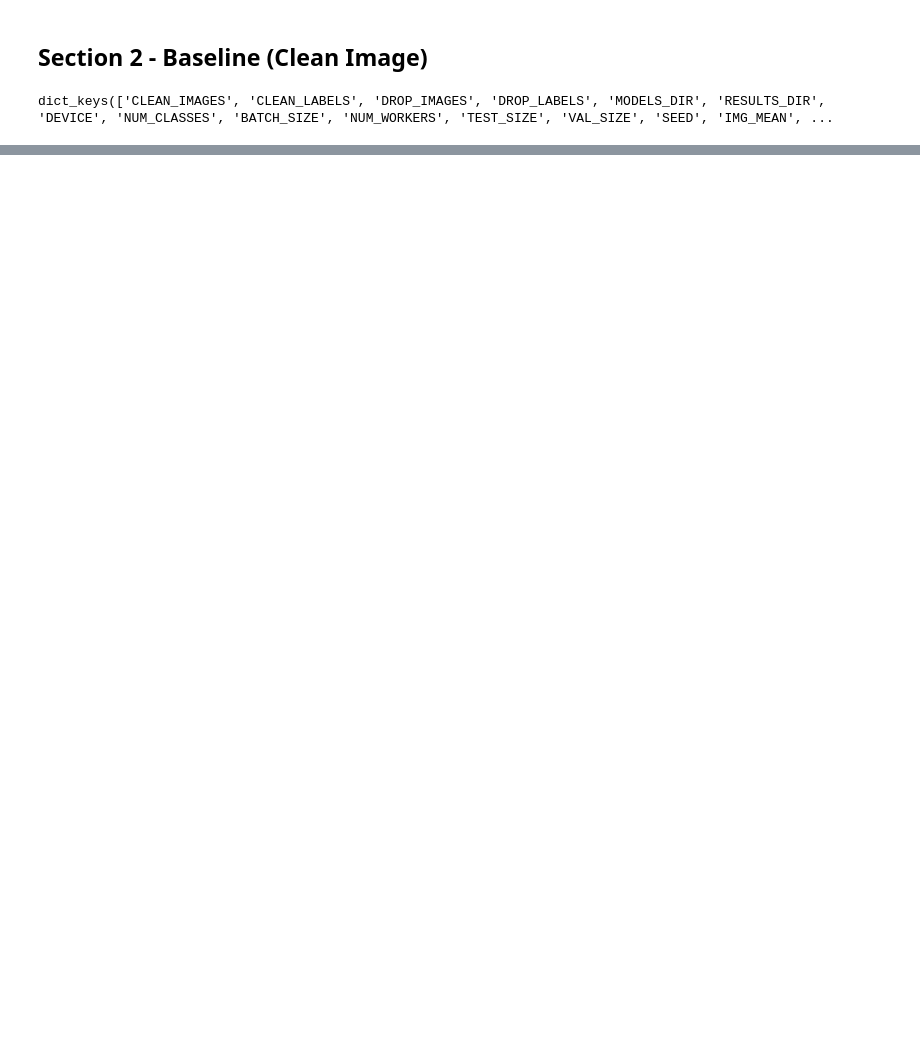
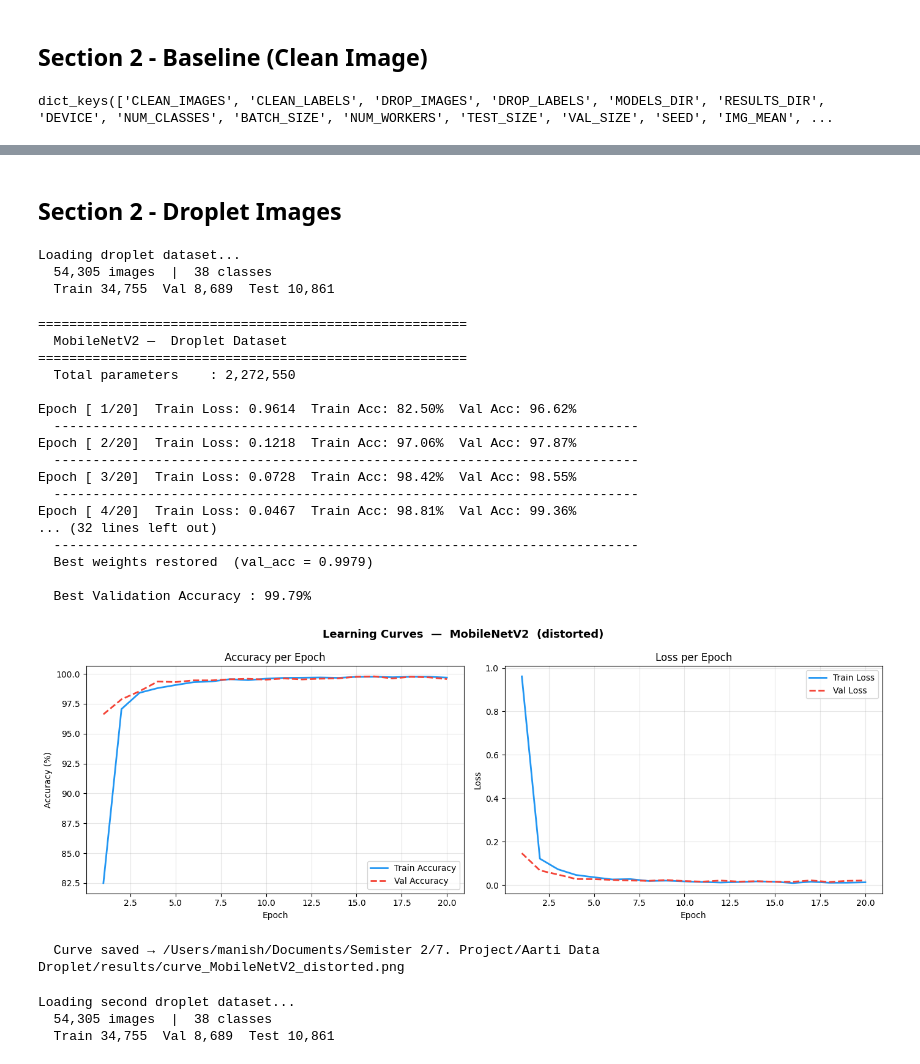
Before and after one commit to Aarti0105/Crop-disease-detection, a Jupyter notebook: notebooks/training.ipynb, the cells around one changed output, grey strips where cells are left out. Cells and saved outputs as stored; diff of their text form; code cells hidden in the pictures; blank space fills up the shorter version.

```diff
--- a/notebooks/training.ipynb
+++ b/notebooks/training.ipynb
@@ -147,0 +100,61 @@ Epoch [ 1/20]  Train Loss: 0.4743  Train Acc: 91.12%  Val Acc: 98.19%  lr=1.00e-
+# %% [markdown]
+## Section 2 - Droplet Images
+# %%
+print("Loading droplet dataset...")
+loaders_distorted, test_labels_distorted, class_names, encoder = prepare_data(
+    CFG["DROP_IMAGES"], CFG["DROP_LABELS"], CFG,
+)
+# %% [output]
+Loading droplet dataset...
+  54,305 images  |  38 classes
+  Train 34,755  Val 8,689  Test 10,861
+# %%
+for model_name in CFG["MODELS"]:
+
+    print(f"\n{'='*55}")
+    print(f"  {model_name} —  Droplet Dataset")
+    print(f"{'='*55}")
+
+    # Step 1: Build model (load ImageNet weights, freeze base, add our head)
+    bundle = build_model(model_name, CFG)
+
+    # Step 2: Train (Phase 1: head only → Phase 2: fine-tune base layers)
+    trained_model, history = train_model(bundle, loaders_distorted, "distorted", CFG)
+
+    # Step 4: Plot accuracy and loss curves
+    plot_history(model_name, "distorted", CFG)
+
+    # Free memory before training the next model
+    del trained_model, bundle
+    torch.mps.empty_cache() if CFG["DEVICE"] == "mps" else None
+# %% [output]
+=======================================================
+  MobileNetV2 —  Droplet Dataset
+=======================================================
+  Total parameters    : 2,272,550
+
+Epoch [ 1/20]  Train Loss: 0.9614  Train Acc: 82.50%  Val Acc: 96.62%
+  ---------------------------------------------------------------------------
+Epoch [ 2/20]  Train Loss: 0.1218  Train Acc: 97.06%  Val Acc: 97.87%
+  ---------------------------------------------------------------------------
+Epoch [ 3/20]  Train Loss: 0.0728  Train Acc: 98.42%  Val Acc: 98.55%
+  ---------------------------------------------------------------------------
+Epoch [ 4/20]  Train Loss: 0.0467  Train Acc: 98.81%  Val Acc: 99.36%
+... (32 lines left out)
+  ---------------------------------------------------------------------------
+  Best weights restored  (val_acc = 0.9979)
+
+  Best Validation Accuracy : 99.79%
+[figure, added]
+  Curve saved → /Users/manish/Documents/Semister 2/7. Project/Aarti Data Droplet/results/curve_MobileNetV2_distorted.png
+# %%
+print("Loading second droplet dataset...")
+loaders_distorted2, test_labels_d2, class_names, encoder = prepare_data(
+    CFG["DROP_IMAGES_1"],
+    CFG["DROP_LABELS_1"],
+    CFG,
+)
+# %% [output]
+Loading second droplet dataset...
+  54,305 images  |  38 classes
+  Train 34,755  Val 8,689  Test 10,861
```
Also changed, not shown: parts of 5 cells of this notebook, 8 other files.
